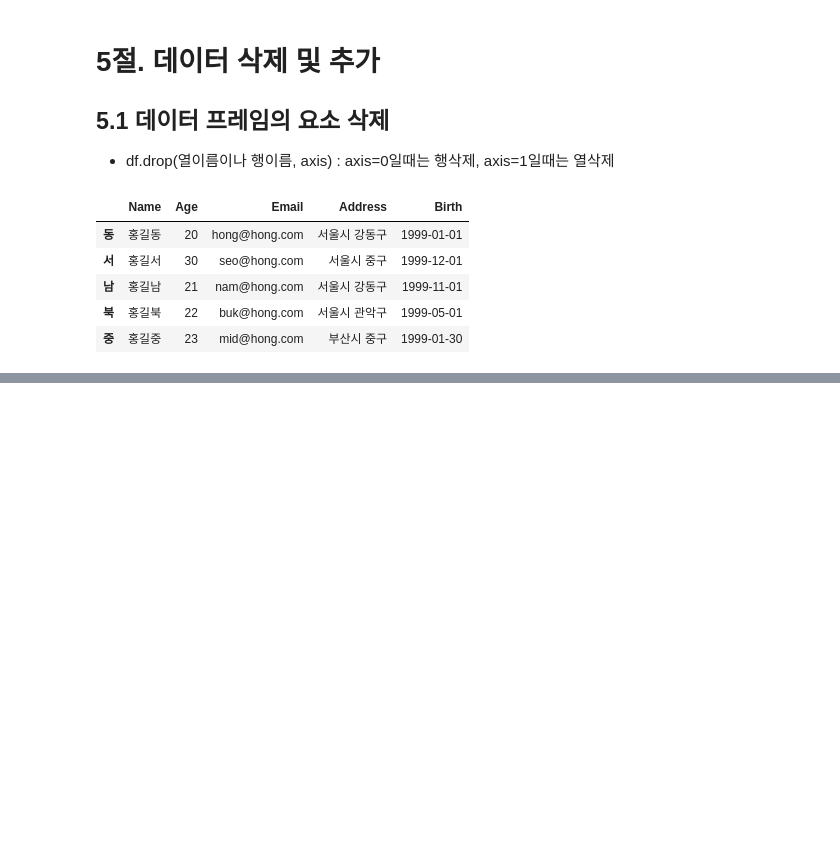
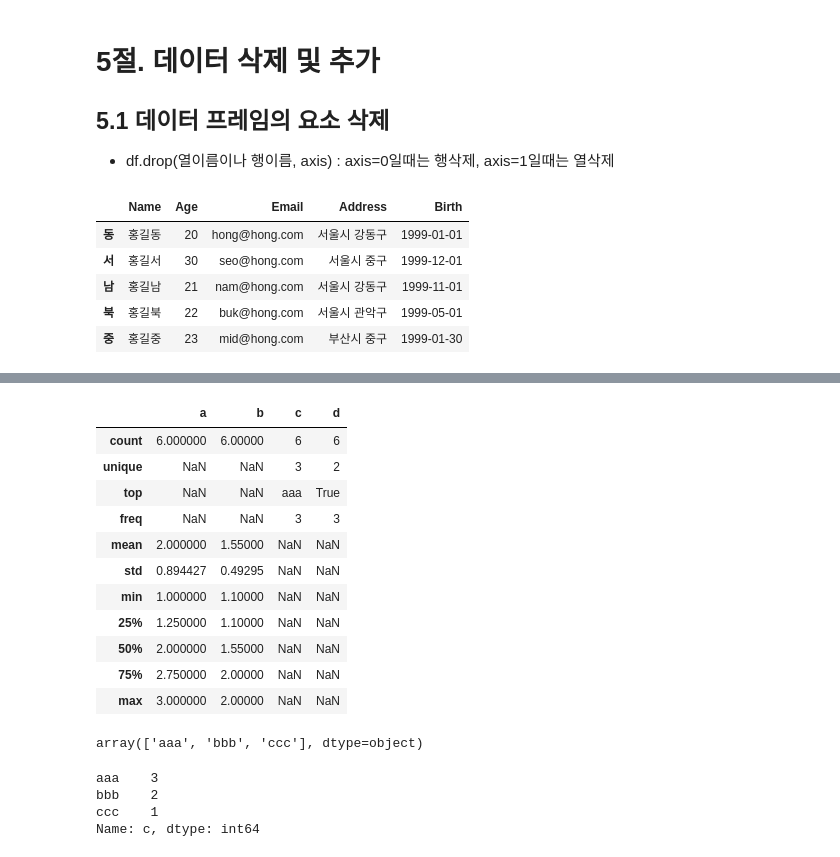
Before and after one commit to congcongee/ai, a Jupyter notebook: source/01_python/ch11_데이터프레임과시리즈(Pandas)_1절~8절.ipynb, the cells around one changed output, grey strips where cells are left out. Saved outputs shown, nothing was run; the diff lists cells and outputs as text; code cells hidden in the pictures; blank space fills up the shorter version.

```diff
--- a/source/01_python/ch11_데이터프레임과시리즈(Pandas)_1절~8절.ipynb
+++ b/source/01_python/ch11_데이터프레임과시리즈(Pandas)_1절~8절.ipynb
@@ -1371,0 +1968,8 @@ member
+# %%
+# 2) describe()의 include와 exclude 매개변수
+df = pd.DataFrame({'a' : [1,2,3]*2,
+                   'b' : [1.1, 2]*3,
+                   'c' : ['aaa', 'bbb', 'aaa', 'ccc', 'aaa', 'bbb'],
+                   'd' : [True, False]*3})
+display(df)
+df.info()
@@ -1371,0 +2042,26 @@ member
+# %%
+df.describe(include='all') # df의 모든 열의 요약 통계량 출력
+# %% [output]
+|  | a | b | c | d |
+| count | 6.000000 | 6.00000 | 6 | 6 |
+| unique | NaN | NaN | 3 | 2 |
+| top | NaN | NaN | aaa | True |
+| freq | NaN | NaN | 3 | 3 |
+| mean | 2.000000 | 1.55000 | NaN | NaN |
+| std | 0.894427 | 0.49295 | NaN | NaN |
+| min | 1.000000 | 1.10000 | NaN | NaN |
+| 25% | 1.250000 | 1.10000 | NaN | NaN |
+| 50% | 2.000000 | 1.55000 | NaN | NaN |
+| 75% | 2.750000 | 2.00000 | NaN | NaN |
+| max | 3.000000 | 2.00000 | NaN | NaN |
+# %%
+df['c'].unique() # 특정 컬럼의 고유 값들
+# %% [output]
+array(['aaa', 'bbb', 'ccc'], dtype=object)
+# %%
+df['c'].value_counts() # 고유값들의 빈도(내림차순 정렬)
+# %% [output]
+aaa    3
+bbb    2
+ccc    1
+Name: c, dtype: int64
```
Also changed, not shown: parts of 78 cells of this notebook, 1 other file.
